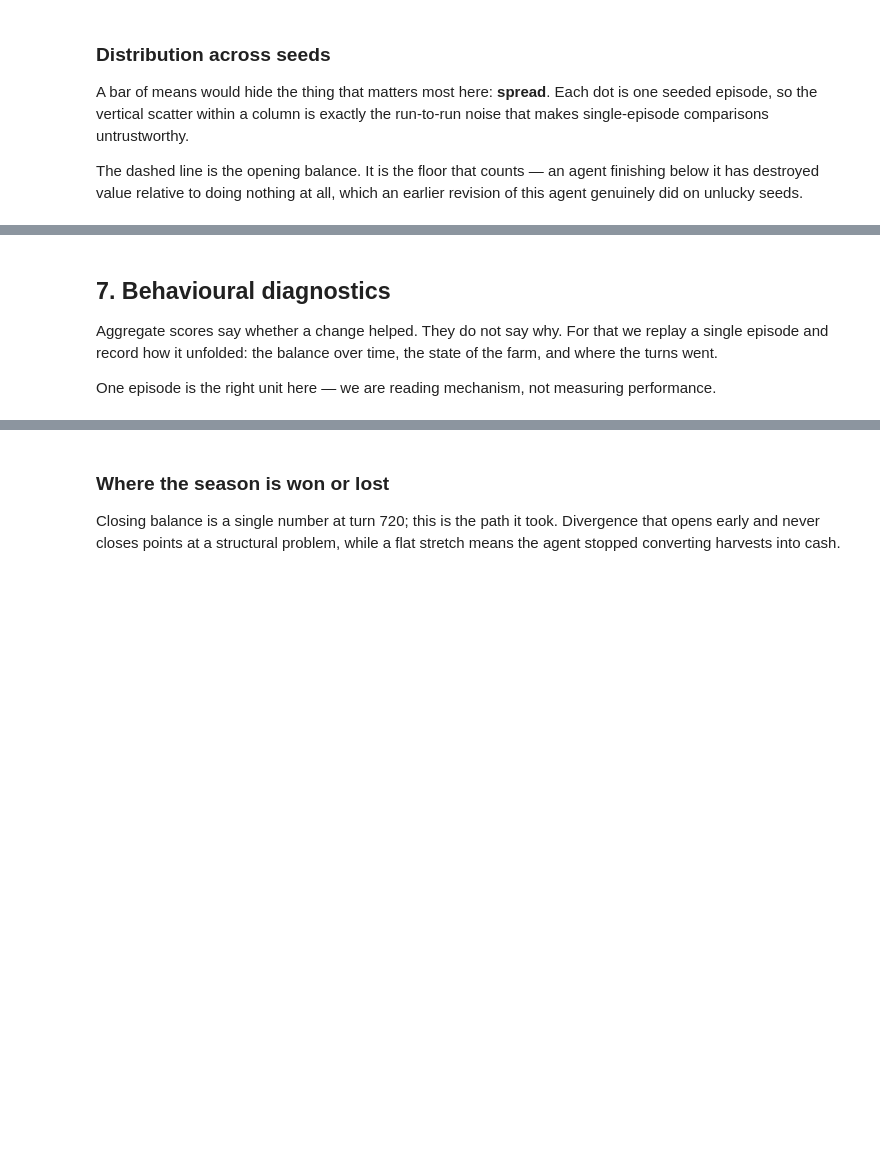
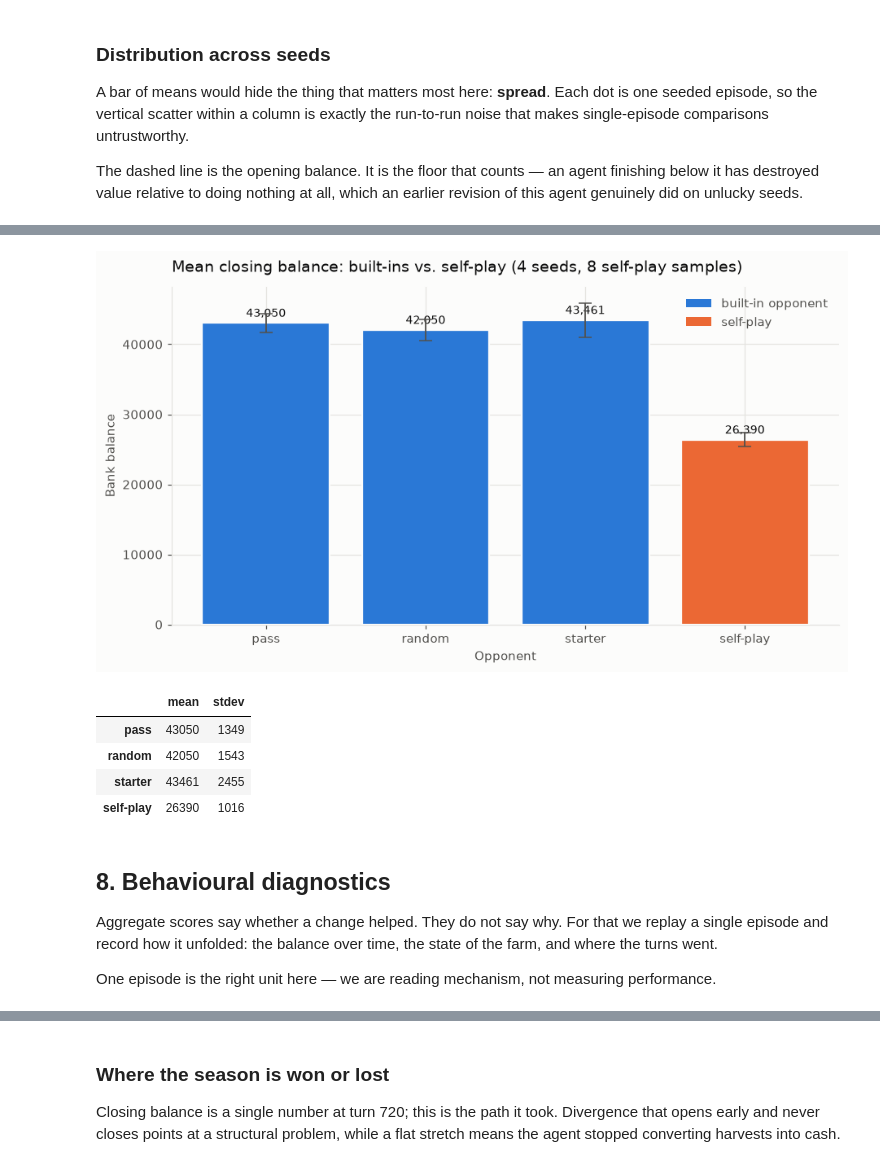
Before and after one commit to Kinjuriu/washamba_bots, a Jupyter notebook: notebooks/washamba_bots_experiments_v0.ipynb, the cells around one changed output, grey strips where cells are left out. Drawn from its saved outputs; the diff is of its cells as text; code cells hidden in the pictures; blank space fills up the shorter version.

```diff
--- a/notebooks/washamba_bots_experiments_v0.ipynb
+++ b/notebooks/washamba_bots_experiments_v0.ipynb
@@ -353,5 +491,78 @@ plt.show()
+# %%
+def evaluate_self_play(agent_path, seeds, episode_steps=720):
+    """Play one seeded self-play episode per seed. Both sides run the same
+    agent, and both sides' closing balances count as independent samples."""
+    balances = []
+    for seed in seeds:
+        env = make(
+            "kaggriculture",
+            configuration={"episodeSteps": episode_steps, "seed": seed},
+            debug=False,
+        )
+        env.run([agent_path, agent_path])
+        left, right = env.steps[-1]
+        balances.extend([left.reward, right.reward])
+    return balances
+
+
+SELF_PLAY_SEEDS = range(4)
+self_play_balances = evaluate_self_play(AGENT_PATH, SELF_PLAY_SEEDS)
+
+comparison = {
+    opponent: {"mean": results[opponent]["mean"], "stdev": results[opponent]["stdev"]}
+    for opponent in OPPONENTS
+}
+comparison["self-play"] = {
+    "mean": round(statistics.mean(self_play_balances)),
+    "stdev": round(statistics.stdev(self_play_balances)) if len(self_play_balances) > 1 else 0,
+}
+
+labels = list(comparison.keys())
+means = [comparison[label]["mean"] for label in labels]
+stdevs = [comparison[label]["stdev"] for label in labels]
+# Two hues carry the meaning that matters: built-in opponent vs. self-play.
+# Individual opponent identity is already carried by the x-tick labels.
+colors = [SERIES[0]] * len(OPPONENTS) + [SERIES[1]]
+
+fig, ax = plt.subplots(figsize=(8.5, 4.8))
+bars = ax.bar(
+    labels, means, yerr=stdevs, capsize=5, color=colors,
+    edgecolor=SURFACE, linewidth=1.5, zorder=3,
+    error_kw={"ecolor": INK_MUTED, "elinewidth": 1.2},
+)
+
+for bar, mean in zip(bars, means):
+    ax.text(bar.get_x() + bar.get_width() / 2, mean + max(means) * 0.02,
+            f"{mean:,.0f}", ha="center", fontsize=9, color=INK)
+
+finish(
+    ax,
+    f"Mean closing balance: built-ins vs. self-play "
+    f"({len(SELF_PLAY_SEEDS)} seeds, {len(self_play_balances)} self-play samples)",
+    xlabel="Opponent", ylabel="Bank balance",
+)
+
+from matplotlib.patches import Patch
+
+ax.legend(
+    handles=[
+        Patch(facecolor=SERIES[0], label="built-in opponent"),
+        Patch(facecolor=SERIES[1], label="self-play"),
+    ],
+    frameon=False, labelcolor=INK_MUTED,
+)
+plt.show()
+
+pd.DataFrame(comparison).T
+# %% [output]
+[figure, added]
+|  | mean | stdev |
+| pass | 43050 | 1349 |
+| random | 42050 | 1543 |
+| starter | 43461 | 2455 |
+| self-play | 26390 | 1016 |
 # %% [markdown]
-## 7. Behavioural diagnostics
+## 8. Behavioural diagnostics
 
 Aggregate scores say whether a change helped. They do not say why. For that we replay a
 single episode and record how it unfolded: the balance over time, the state of the
```
Also changed, not shown: parts of 23 cells of this notebook.
